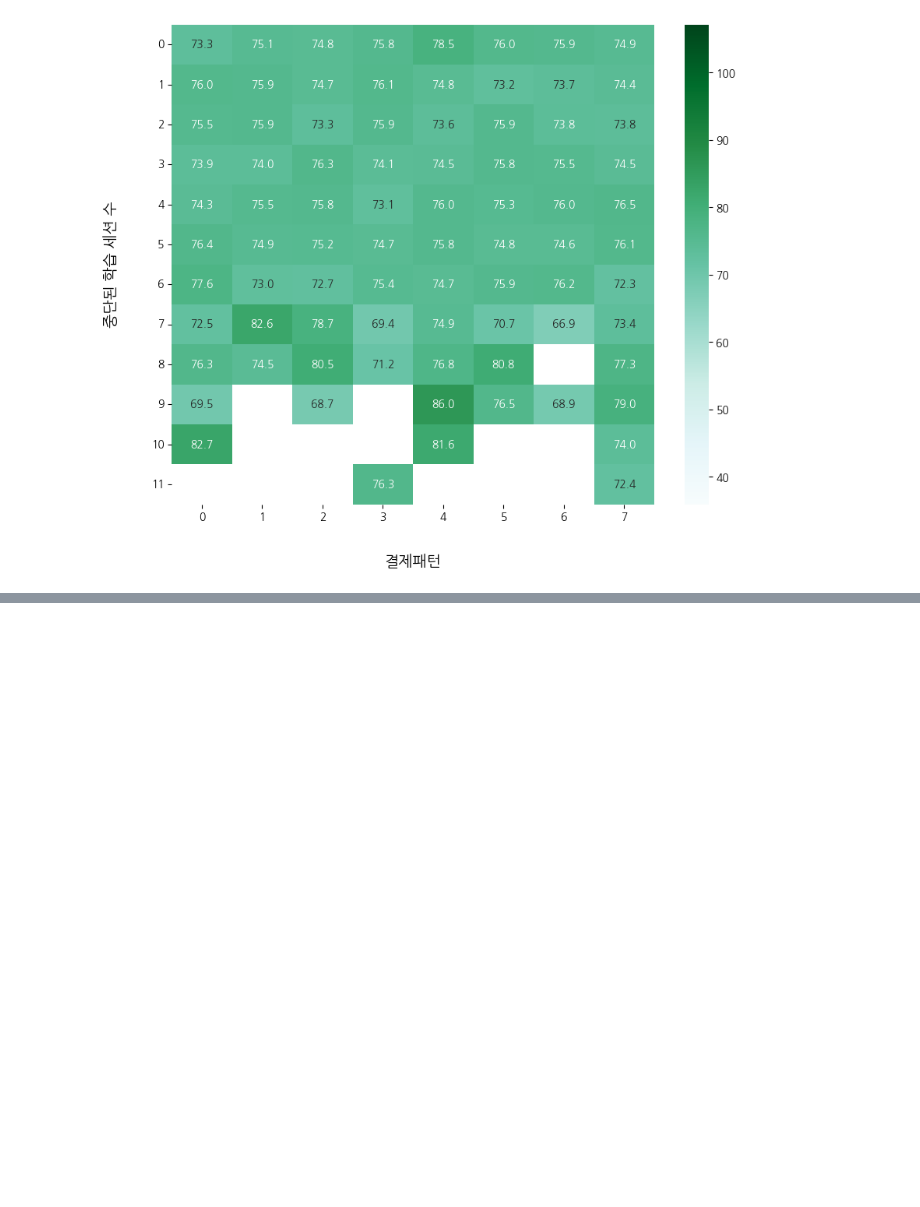
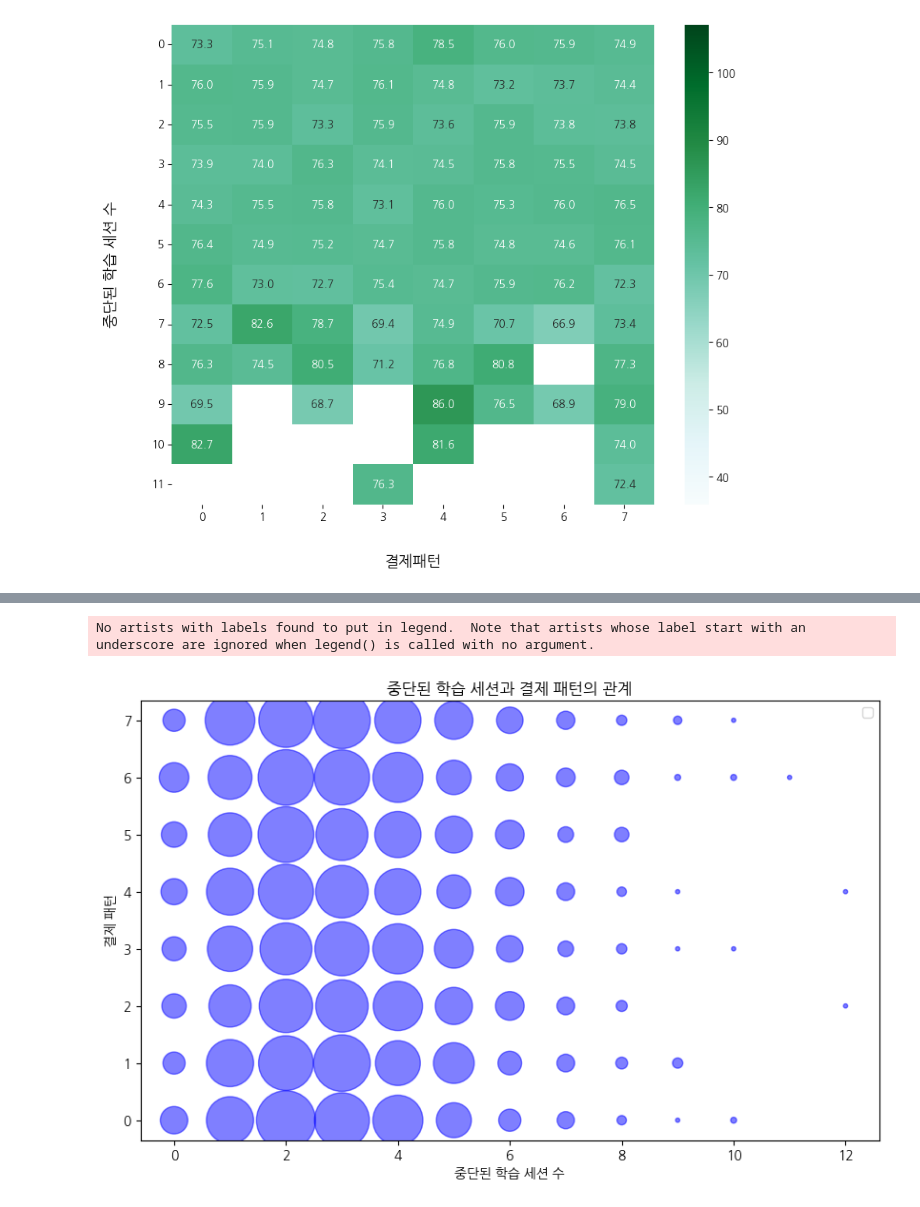
Before and after one commit to YeonsuJI/WASSUP4, a Jupyter notebook: 05_Data_Analysis/DA_Mini_Project.ipynb, the cells around one changed output, grey strips where cells are left out. Cells and saved outputs as stored; diff of their text form; code cells hidden in the pictures; blank space fills up the shorter version.

```diff
--- a/05_Data_Analysis/DA_Mini_Project.ipynb
+++ b/05_Data_Analysis/DA_Mini_Project.ipynb
@@ -282,0 +285,3 @@ plt.show()
+# %%
+aband_pay_data = target_1_data.groupby(['abandoned_learning_sessions', 'payment_pattern']).size().reset_index(name='count')
+aband_pay_data
@@ -282,0 +302,17 @@ plt.show()
+# %%
+# 중단된 힉습 세션 수와 결제 패턴의 산포도 그래프 생성
+plt.figure(figsize=(10, 6))
+# plt.scatter(selected_1_data['recent_learning_achievement'], selected_1_data['abandoned_learning_sessions'], c='blue', label='Abandoned Learning Sessions')
+plt.scatter(aband_pay_data['abandoned_learning_sessions'], aband_pay_data['payment_pattern'], s=aband_pay_data['count']*10, c='blue', alpha=0.5)
+
+# 그래프 제목과 축 레이블 설정
+plt.title('중단된 학습 세션과 결제 패턴의 관계')
+plt.xlabel('중단된 학습 세션 수')
+plt.ylabel('결제 패턴')
+plt.legend()
+
+# 그래프 표시
+plt.show()
+# %% [output]
+No artists with labels found to put in legend.  Note that artists whose label start with an underscore are ignored when legend() is called with no argument.
+[figure, added]
```
Also changed, not shown: parts of 7 cells of this notebook.
